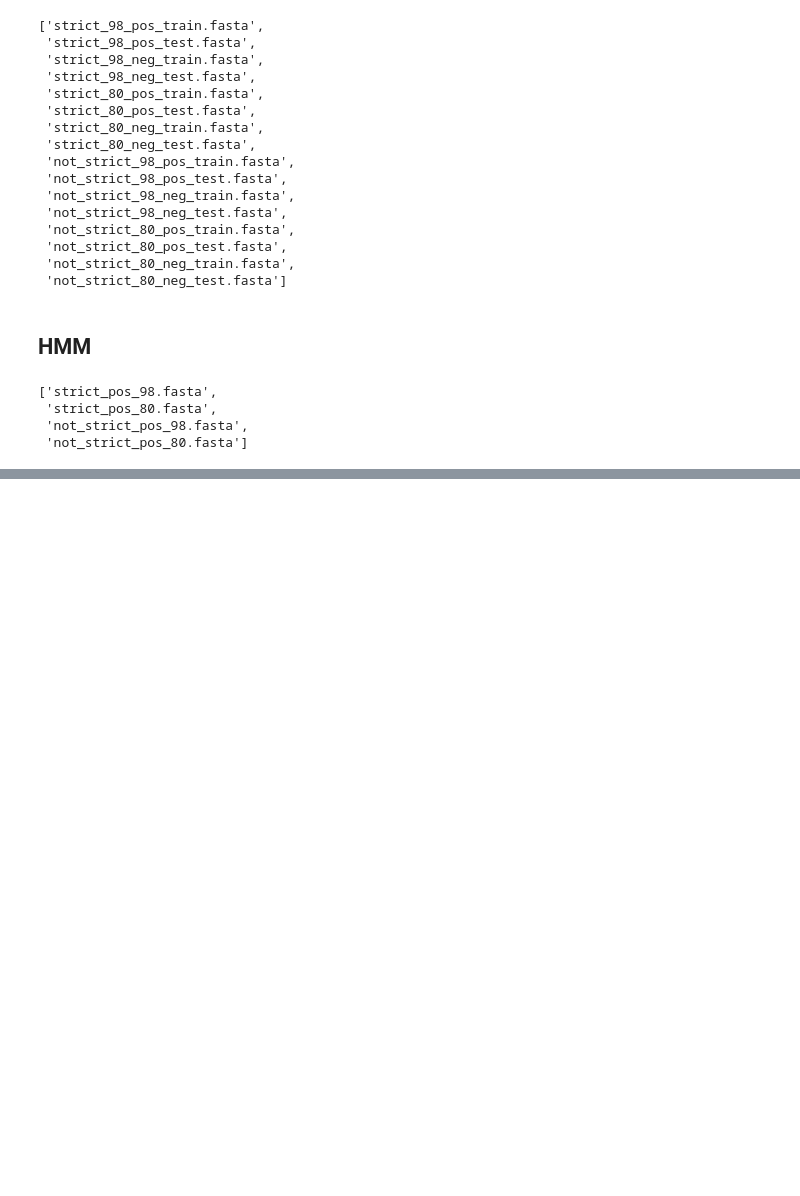
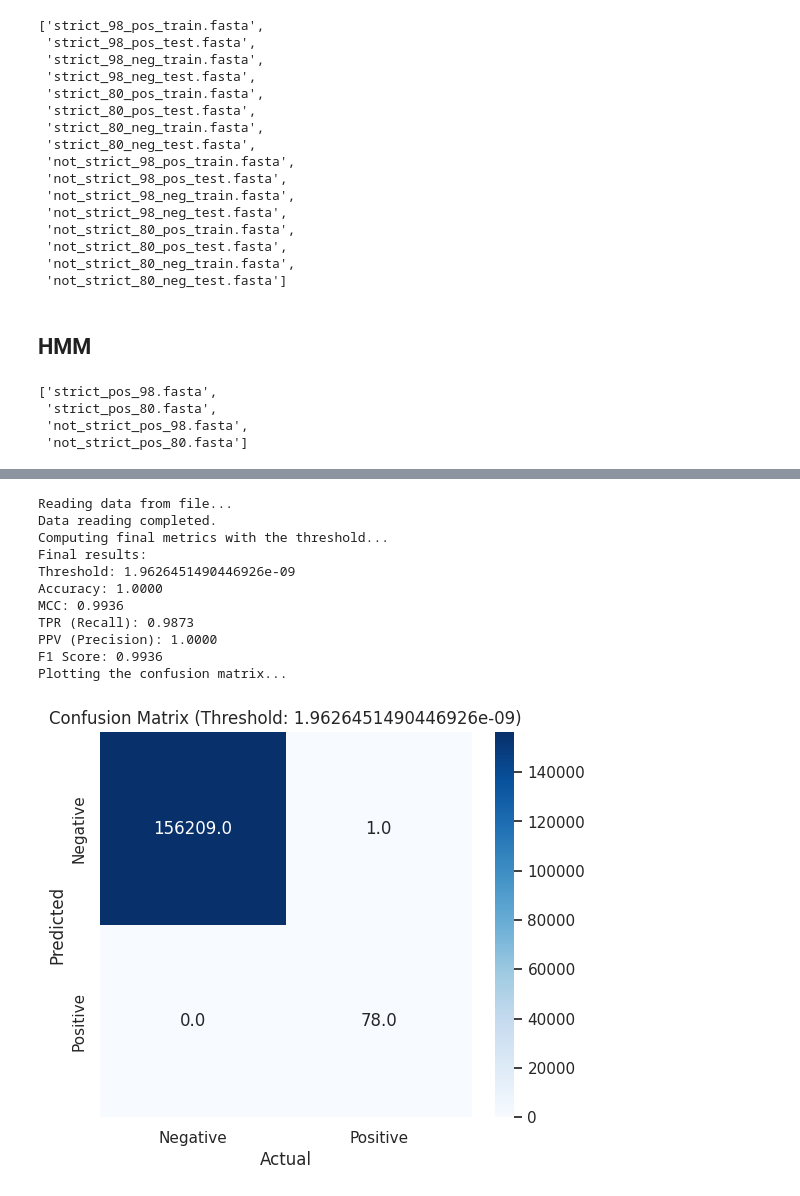
Before and after one commit to heispv/lab-of-bioinformatics-project, a Jupyter notebook: lab_final_project.ipynb, the cells around one changed output, grey strips where cells are left out. Saved outputs shown, nothing was run; the diff lists cells and outputs as text; code cells hidden in the pictures; blank space fills up the shorter version.

```diff
--- a/lab_final_project.ipynb
+++ b/lab_final_project.ipynb
@@ -1027,0 +1164,16 @@ cat: strict_bpti.blast: No such file or directory
+# %%
+test_80 = 'strict_80_test.data'
+evaluate_thresholds(test_80, opt_th_80)
+# %% [output]
+Reading data from file...
+Data reading completed.
+Computing final metrics with the threshold...
+Final results:
+Threshold: 1.9626451490446926e-09
+Accuracy: 1.0000
+MCC: 0.9936
+TPR (Recall): 0.9873
+PPV (Precision): 1.0000
+F1 Score: 0.9936
+Plotting the confusion matrix...
+[figure, added]
```
Also changed, not shown: parts of 29 cells of this notebook.
